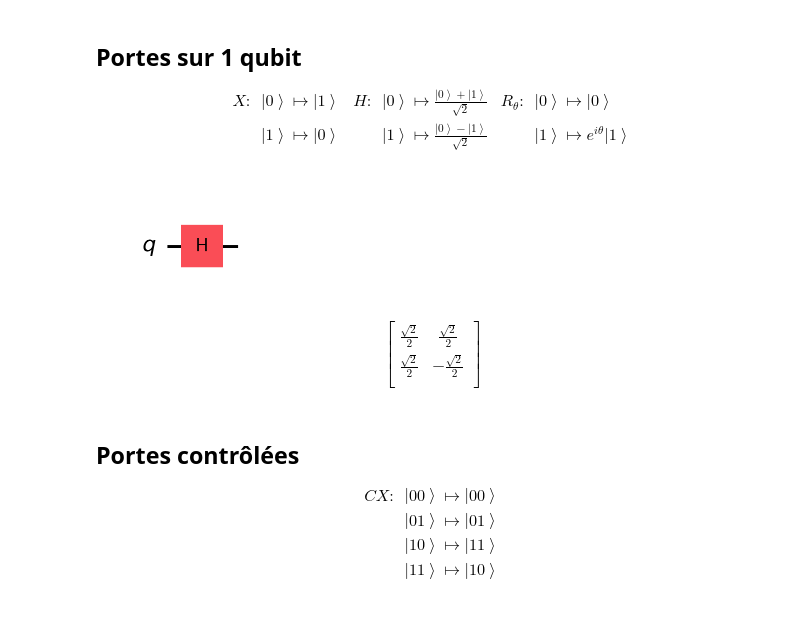
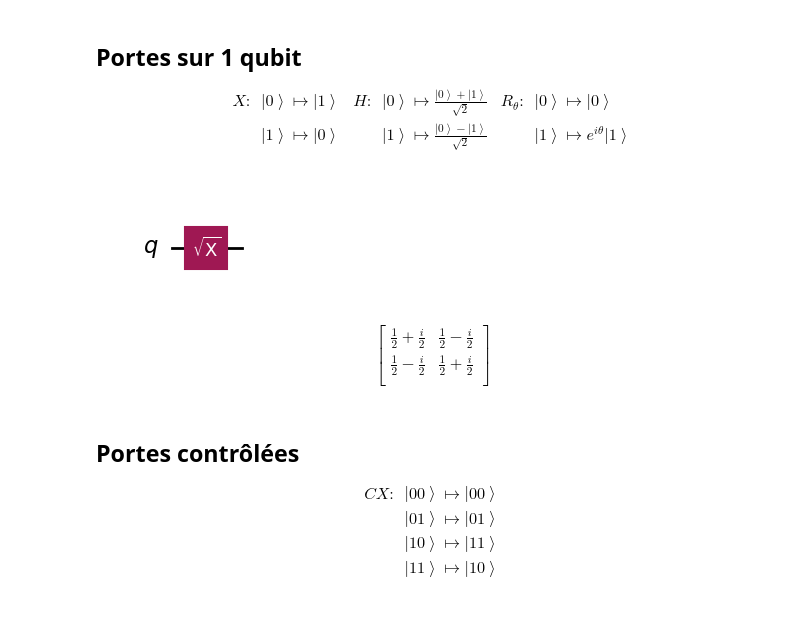
Before and after one commit to nopid/qm2, a Jupyter notebook: notebooks/qprog.ipynb, the cells around one changed output. Saved outputs shown, nothing was run; the diff lists cells and outputs as text; code cells hidden in the pictures.

```diff
--- a/notebooks/qprog.ipynb
+++ b/notebooks/qprog.ipynb
@@ -191,16 +205,17 @@ X :& \left|0\right> \mapsto \left|1\right> & H :& \left|0\right> \mapsto \frac{\
 \end{array}
 $$
 # %%
+from math import pi
 circuit = QuantumCircuit(1)
 # remplacer ici le x par h ou t (=r(pi/4)) ou sx (sqrt(x))
-circuit.h(0)
+circuit.sx(0)
 show(circuit)
 # %% [output]
-[figure, old version]
+[figure, new version]
 $$
 \begin{bmatrix}
-\frac{\sqrt{2}}{2} & \frac{\sqrt{2}}{2}  \\
- \frac{\sqrt{2}}{2} & - \frac{\sqrt{2}}{2}  \\
+\frac{1}{2} + \frac{i}{2} & \frac{1}{2} - \frac{i}{2}  \\
+ \frac{1}{2} - \frac{i}{2} & \frac{1}{2} + \frac{i}{2}  \\
  \end{bmatrix}
 $$
 # %% [markdown]
```
Also changed, not shown: parts of 9 cells of this notebook, 6 other files.
